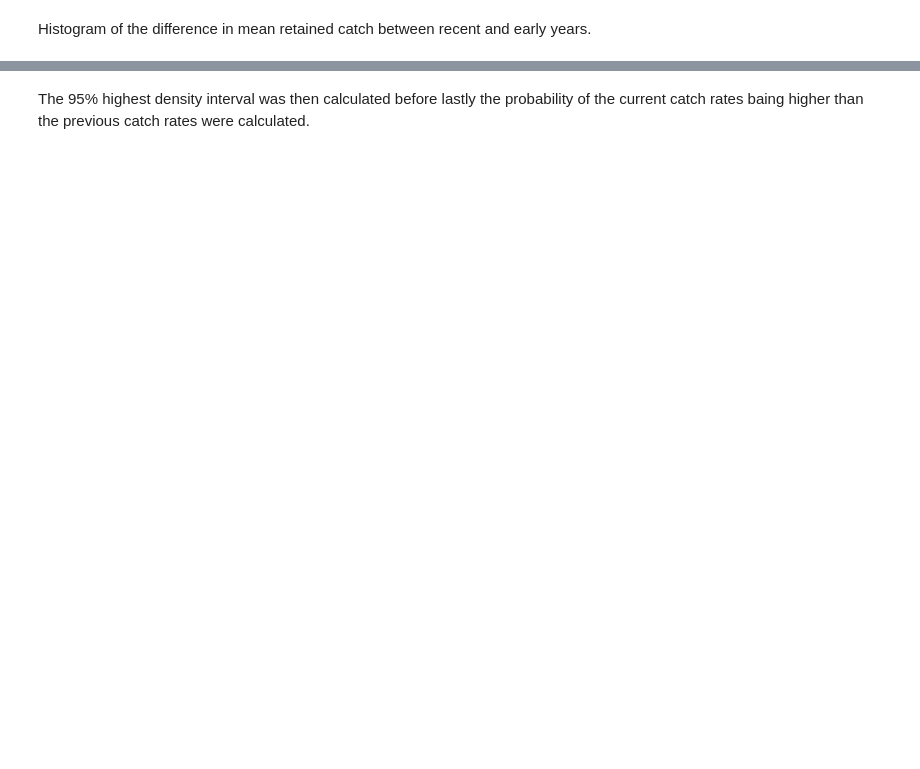
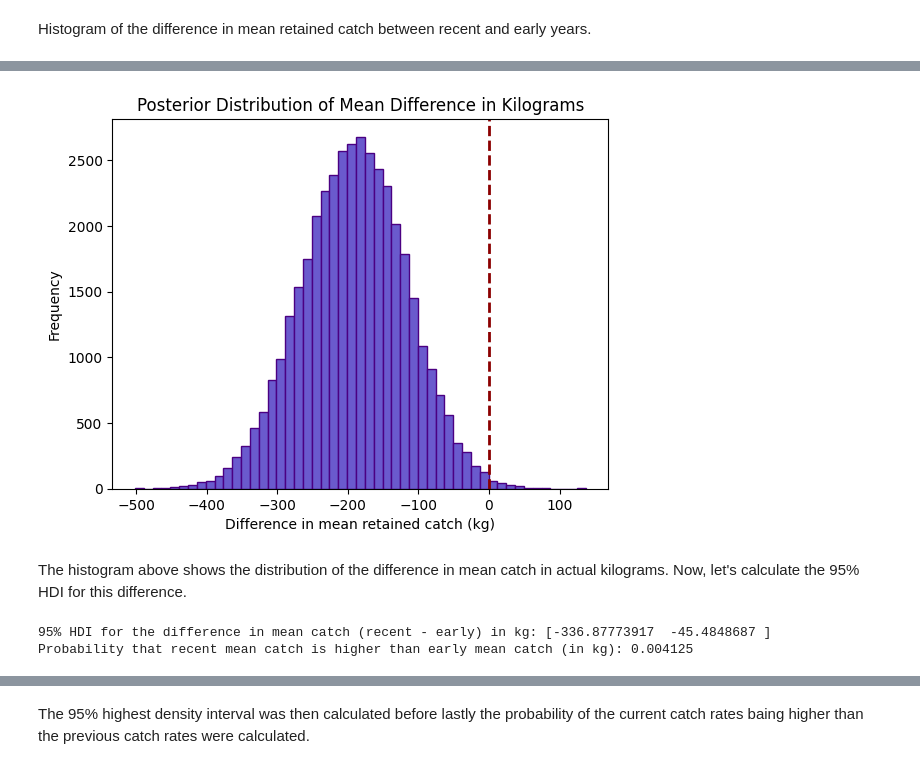
Before and after one commit to me1-3/Emsc2010-GroupProject-Assess2, a Jupyter notebook: EMSC2010_Group_Project_2.ipynb, the cells around one changed output, grey strips where cells are left out. Saved outputs shown, nothing was run; the diff lists cells and outputs as text; code cells hidden in the pictures; blank space fills up the shorter version.

```diff
--- a/EMSC2010_Group_Project_2.ipynb
+++ b/EMSC2010_Group_Project_2.ipynb
@@ -219,0 +249,34 @@ Histogram of the difference in mean retained catch between recent and early year
+# %%
+# Convert the log10 posterior mean samples back to original scale (kg)
+mean_kg_samples_early = 10**mu_samples_early
+mean_kg_samples_recent = 10**mu_samples_recent
+
+# Calculate the posterior difference in kilograms
+diff_kg = mean_kg_samples_recent - mean_kg_samples_early
+
+# Plot posterior distribution of the difference in kilograms
+plt.hist(diff_kg, bins=51, color="slateblue", edgecolor="indigo")
+
+# Zero reference line
+plt.axvline(0, color="darkred", linestyle="dashed", linewidth=2)
+
+plt.xlabel("Difference in mean retained catch (kg)")
+plt.ylabel("Frequency")
+plt.title("Posterior Distribution of Mean Difference in Kilograms")
+
+plt.show()
+# %% [output]
+[figure, added]
+# %% [markdown]
+The histogram above shows the distribution of the difference in mean catch in actual kilograms. Now, let's calculate the 95% HDI for this difference.
+# %%
+# Calculate the 95% Highest Density Interval (HDI) for the difference in kilograms
+hdi_diff_kg = az.hdi(diff_kg, hdi_prob=0.95)
+print(f"95% HDI for the difference in mean catch (recent - early) in kg: {hdi_diff_kg}")
+
+# Calculate the probability that the recent mean catch is higher than the early mean catch in kg
+prob_recent_greater_kg = np.mean(diff_kg > 0)
+print(f"Probability that recent mean catch is higher than early mean catch (in kg): {prob_recent_greater_kg}")
+# %% [output]
+95% HDI for the difference in mean catch (recent - early) in kg: [-336.87773917  -45.4848687 ]
+Probability that recent mean catch is higher than early mean catch (in kg): 0.004125
```
Also changed, not shown: parts of 16 cells of this notebook.
